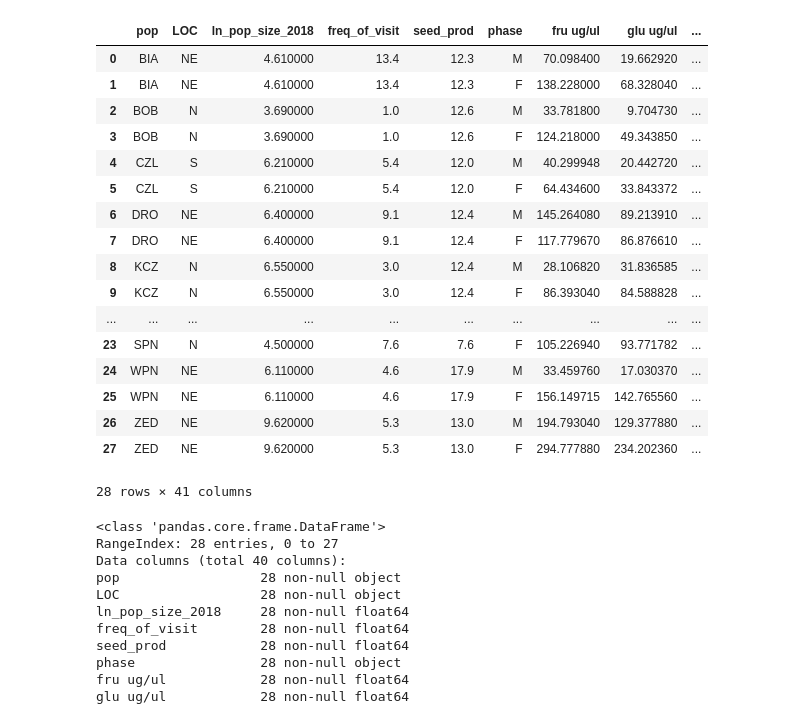
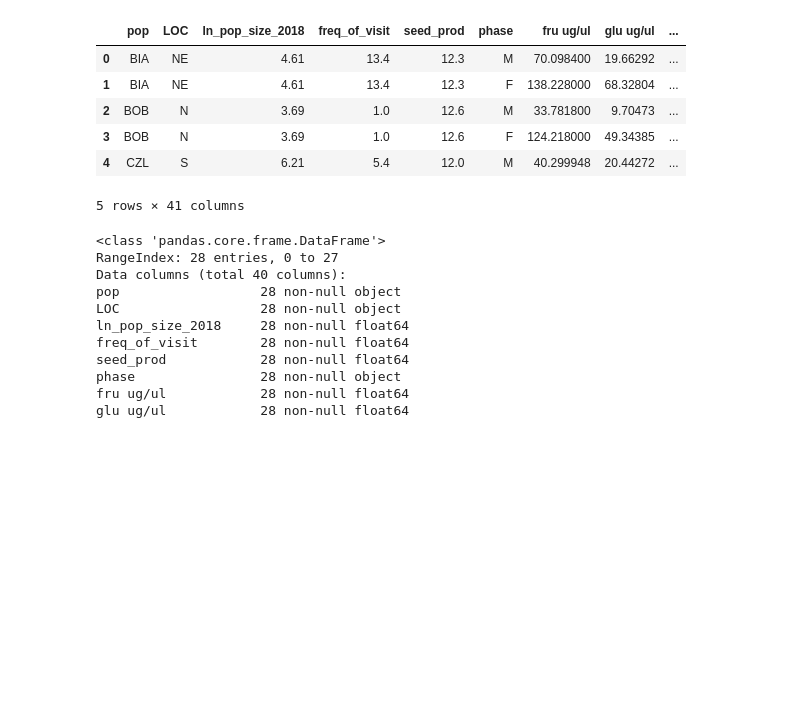
Before and after one commit to AgataRoguz/projekty_uw, a Jupyter notebook: polemonium/aminoacids.ipynb, the cells around one changed output. Cells and saved outputs as stored; diff of their text form; code cells hidden in the pictures; blank space fills up the shorter version.

```diff
--- a/polemonium/aminoacids.ipynb
+++ b/polemonium/aminoacids.ipynb
@@ -8,26 +8,15 @@ import seaborn as sns
 # %%
 amino = pd.read_csv("AA & sugars Polemonium.csv")
 # %%
-amino
+amino.head()
 # %% [output]
 |  | pop | LOC | ln_pop_size_2018 | freq_of_visit | seed_prod | phase | fru ug/ul | glu ug/ul | ... |
-| 0 | BIA | NE | 4.610000 | 13.4 | 12.3 | M | 70.098400 | 19.662920 | ... |
-| 1 | BIA | NE | 4.610000 | 13.4 | 12.3 | F | 138.228000 | 68.328040 | ... |
-| 2 | BOB | N | 3.690000 | 1.0 | 12.6 | M | 33.781800 | 9.704730 | ... |
-| 3 | BOB | N | 3.690000 | 1.0 | 12.6 | F | 124.218000 | 49.343850 | ... |
-| 4 | CZL | S | 6.210000 | 5.4 | 12.0 | M | 40.299948 | 20.442720 | ... |
-| 5 | CZL | S | 6.210000 | 5.4 | 12.0 | F | 64.434600 | 33.843372 | ... |
-| 6 | DRO | NE | 6.400000 | 9.1 | 12.4 | M | 145.264080 | 89.213910 | ... |
-| 7 | DRO | NE | 6.400000 | 9.1 | 12.4 | F | 117.779670 | 86.876610 | ... |
-| 8 | KCZ | N | 6.550000 | 3.0 | 12.4 | M | 28.106820 | 31.836585 | ... |
-| 9 | KCZ | N | 6.550000 | 3.0 | 12.4 | F | 86.393040 | 84.588828 | ... |
-| ... | ... | ... | ... | ... | ... | ... | ... | ... | ... |
-| 23 | SPN | N | 4.500000 | 7.6 | 7.6 | F | 105.226940 | 93.771782 | ... |
-| 24 | WPN | NE | 6.110000 | 4.6 | 17.9 | M | 33.459760 | 17.030370 | ... |
-| 25 | WPN | NE | 6.110000 | 4.6 | 17.9 | F | 156.149715 | 142.765560 | ... |
-| 26 | ZED | NE | 9.620000 | 5.3 | 13.0 | M | 194.793040 | 129.377880 | ... |
-| 27 | ZED | NE | 9.620000 | 5.3 | 13.0 | F | 294.777880 | 234.202360 | ... |
+| 0 | BIA | NE | 4.61 | 13.4 | 12.3 | M | 70.098400 | 19.66292 | ... |
+| 1 | BIA | NE | 4.61 | 13.4 | 12.3 | F | 138.228000 | 68.32804 | ... |
+| 2 | BOB | N | 3.69 | 1.0 | 12.6 | M | 33.781800 | 9.70473 | ... |
+| 3 | BOB | N | 3.69 | 1.0 | 12.6 | F | 124.218000 | 49.34385 | ... |
+| 4 | CZL | S | 6.21 | 5.4 | 12.0 | M | 40.299948 | 20.44272 | ... |
-28 rows × 41 columns
+5 rows × 41 columns
 # %%
 amino.info()
 # %% [output]
```
Also changed, not shown: parts of 5 cells of this notebook.
